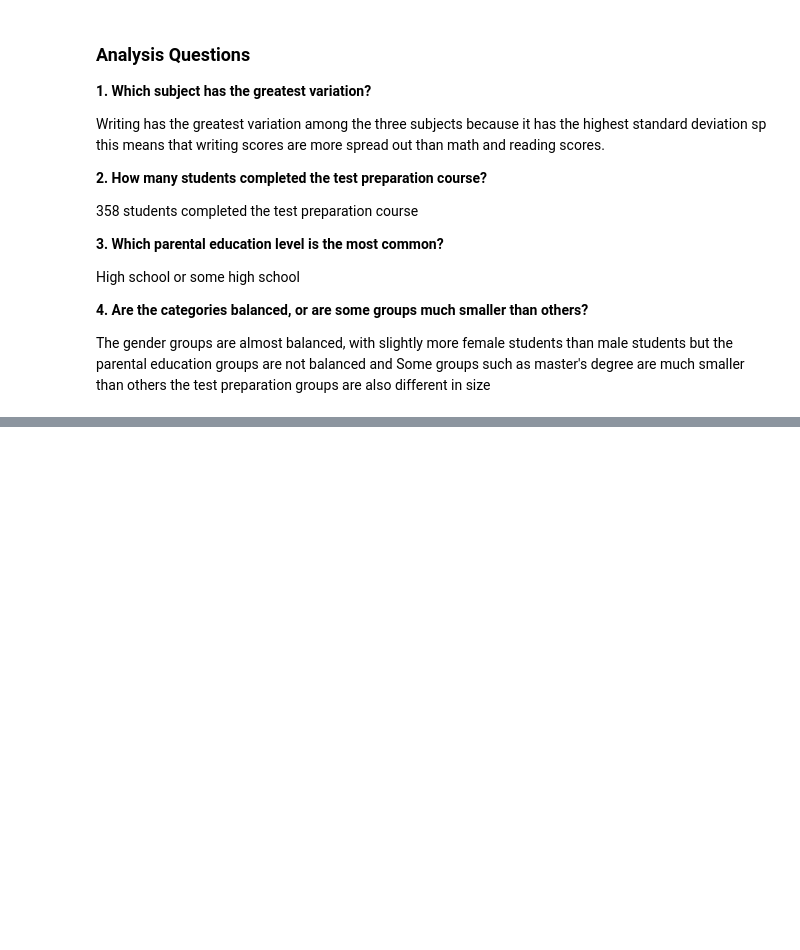
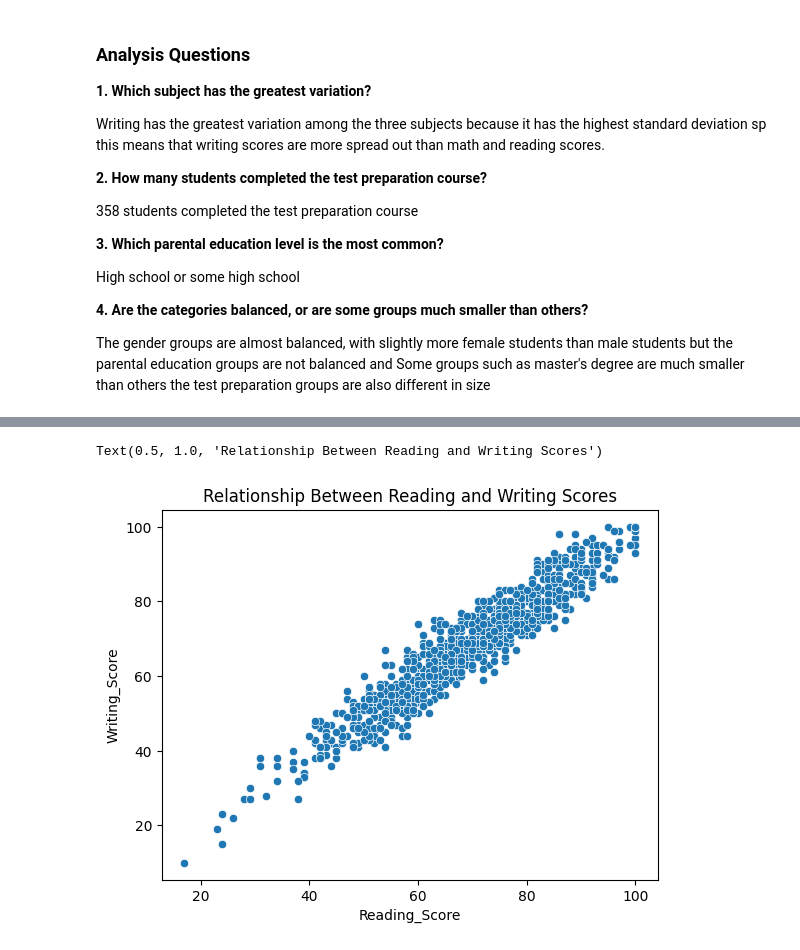
Before and after one commit to mamoo9811/Student-Performance-EDA-, a Jupyter notebook: Student_Performance_EDA.ipynb, the cells around one changed output, grey strips where cells are left out. Drawn from its saved outputs; the diff is of its cells as text; code cells hidden in the pictures; blank space fills up the shorter version.

```diff
--- a/Student_Performance_EDA.ipynb
+++ b/Student_Performance_EDA.ipynb
@@ -688,0 +698,6 @@ The gender groups are almost balanced, with slightly more female students than m
+# %%
+sns.scatterplot(data=df, x='Reading_Score', y='Writing_Score')
+plt.title('Relationship Between Reading and Writing Scores')
+# %% [output]
+Text(0.5, 1.0, 'Relationship Between Reading and Writing Scores')
+[figure, added]
```
Also changed, not shown: parts of 30 cells of this notebook.
